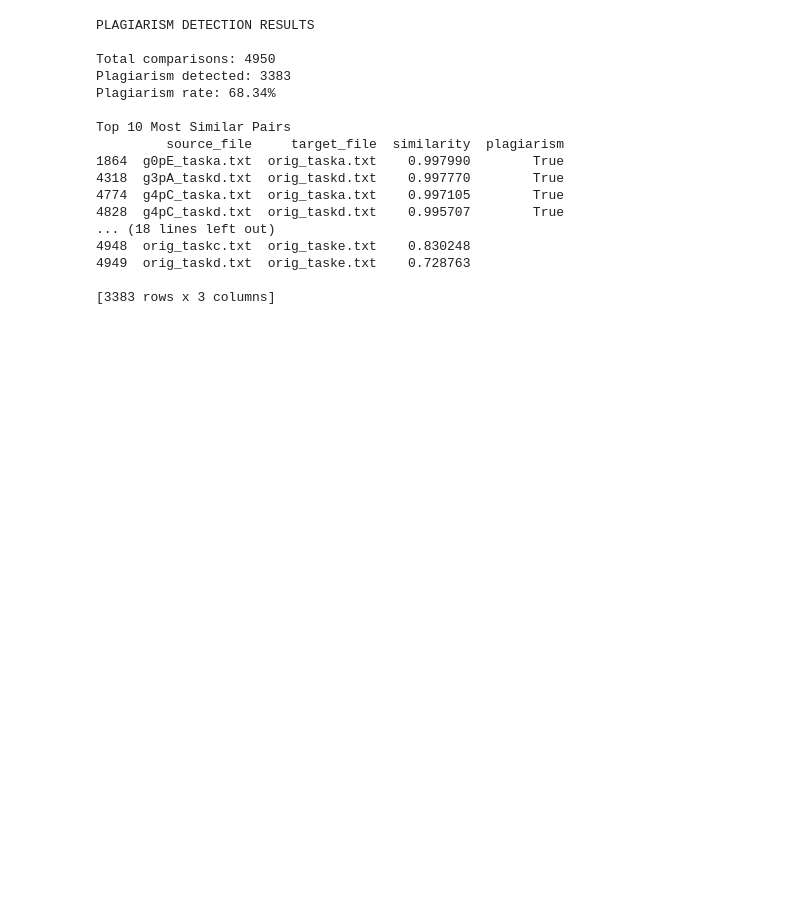
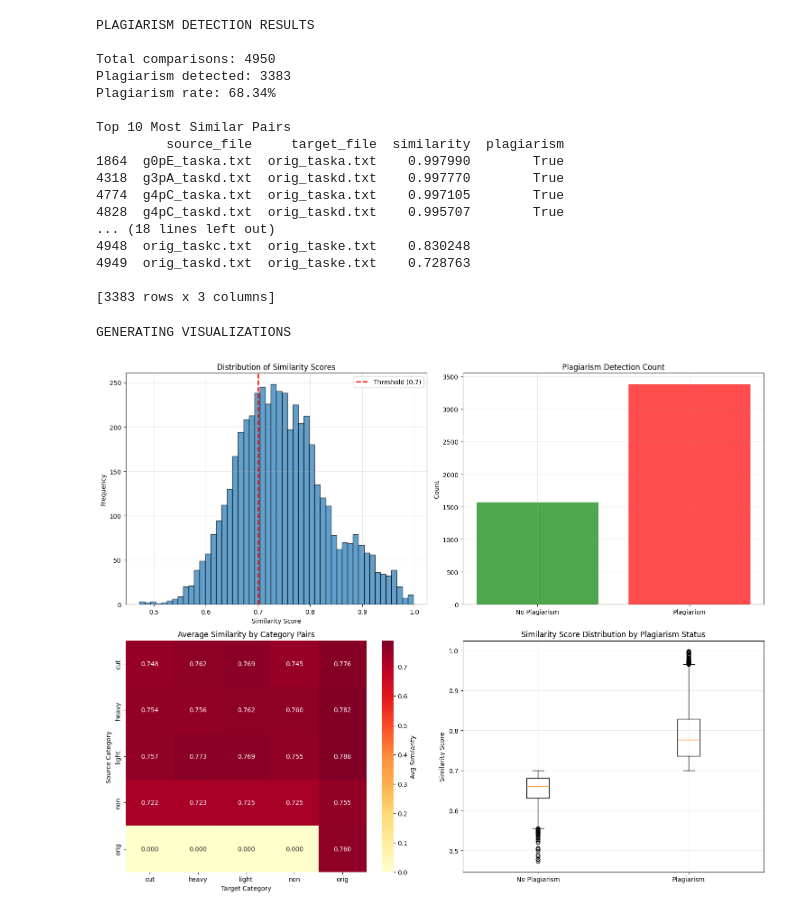
Before and after one commit to khangbkk23/NaturalLanguageProcessing, a Jupyter notebook: WordEmbedding/2311402_In-class_Lab5.ipynb, the cells around one changed output. Drawn from its saved outputs; the diff is of its cells as text; code cells hidden in the pictures; blank space fills up the shorter version.

Commit message:
Visualize model

```diff
--- a/WordEmbedding/2311402_In-class_Lab5.ipynb
+++ b/WordEmbedding/2311402_In-class_Lab5.ipynb
@@ -214,3 +214,48 @@ Top 10 Most Similar Pairs
 4949  orig_taskd.txt  orig_taske.txt    0.728763
 
 [3383 rows x 3 columns]
+# %%
+import seaborn as sns
+print("GENERATING VISUALIZATIONS")
+
+fig, axes = plt.subplots(2, 2, figsize=(15, 12))
+
+# 1. Distribution of Similarity Scores
+axes[0, 0].hist(results_df['similarity'], bins=50, edgecolor='black', alpha=0.7)
+axes[0, 0].axvline(0.7, color='red', linestyle='--', linewidth=2, label='Threshold (0.7)')
+axes[0, 0].set_xlabel('Similarity Score')
+axes[0, 0].set_ylabel('Frequency')
+axes[0, 0].set_title('Distribution of Similarity Scores')
+axes[0, 0].legend()
+axes[0, 0].grid(alpha=0.3)
+
+# 2. Plagiarism Count
+plagiarism_counts = results_df['plagiarism'].value_counts()
+axes[0, 1].bar(['No Plagiarism', 'Plagiarism'],
+               [plagiarism_counts.get(False, 0), plagiarism_counts.get(True, 0)],
+               color=['green', 'red'], alpha=0.7)
+axes[0, 1].set_ylabel('Count')
+axes[0, 1].set_title('Plagiarism Detection Count')
+axes[0, 1].grid(alpha=0.3)
+
+# 3. Similarity by Category Pair
+category_sim = results_df.groupby(['source_category', 'target_category'])['similarity'].mean().unstack(fill_value=0)
+sns.heatmap(category_sim, annot=True, fmt='.3f', cmap='YlOrRd', ax=axes[1, 0], cbar_kws={'label': 'Avg Similarity'})
+axes[1, 0].set_title('Average Similarity by Category Pairs')
+axes[1, 0].set_xlabel('Target Category')
+axes[1, 0].set_ylabel('Source Category')
+
+# 4. Box Plot of Similarity Scores
+axes[1, 1].boxplot([results_df[results_df['plagiarism'] == False]['similarity'],
+                     results_df[results_df['plagiarism'] == True]['similarity']],
+                    labels=['No Plagiarism', 'Plagiarism'])
+axes[1, 1].set_ylabel('Similarity Score')
+axes[1, 1].set_title('Similarity Score Distribution by Plagiarism Status')
+axes[1, 1].grid(alpha=0.3)
+
+plt.tight_layout()
+plt.savefig('plagiarism_analysis.png', dpi=300, bbox_inches='tight')
+plt.show()
+# %% [output]
+GENERATING VISUALIZATIONS
+[figure, added]
```
Also changed, not shown: 1 other file.
